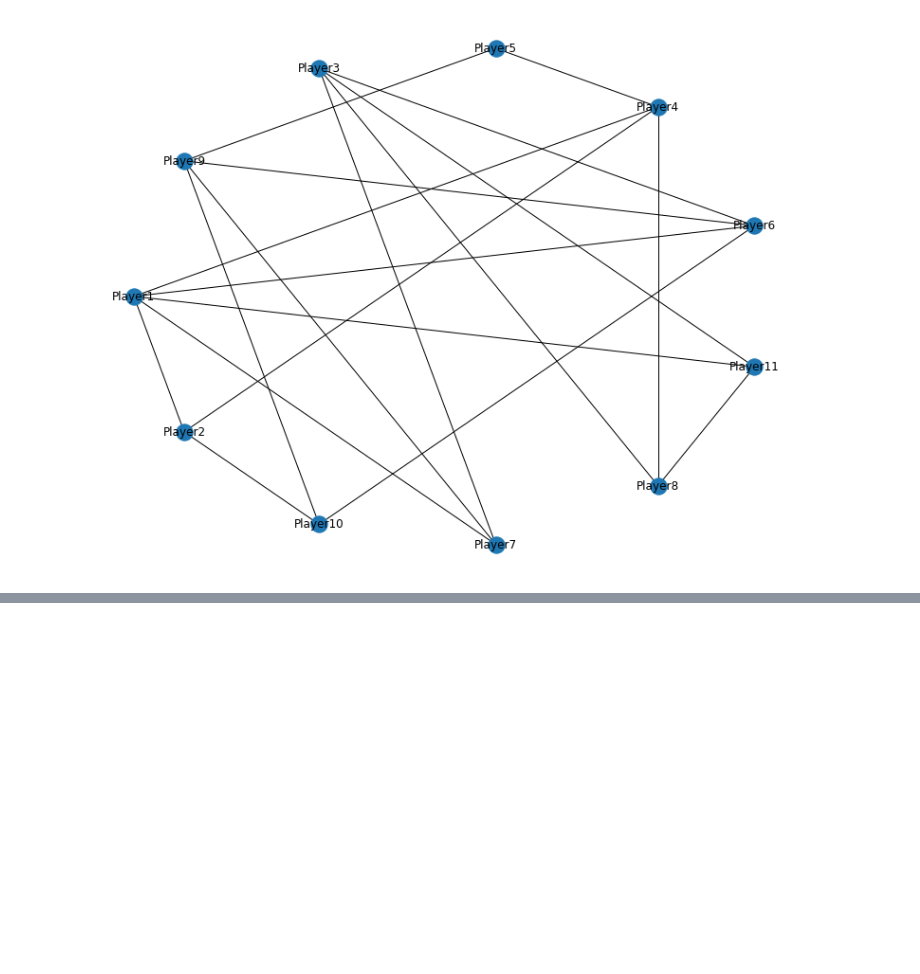
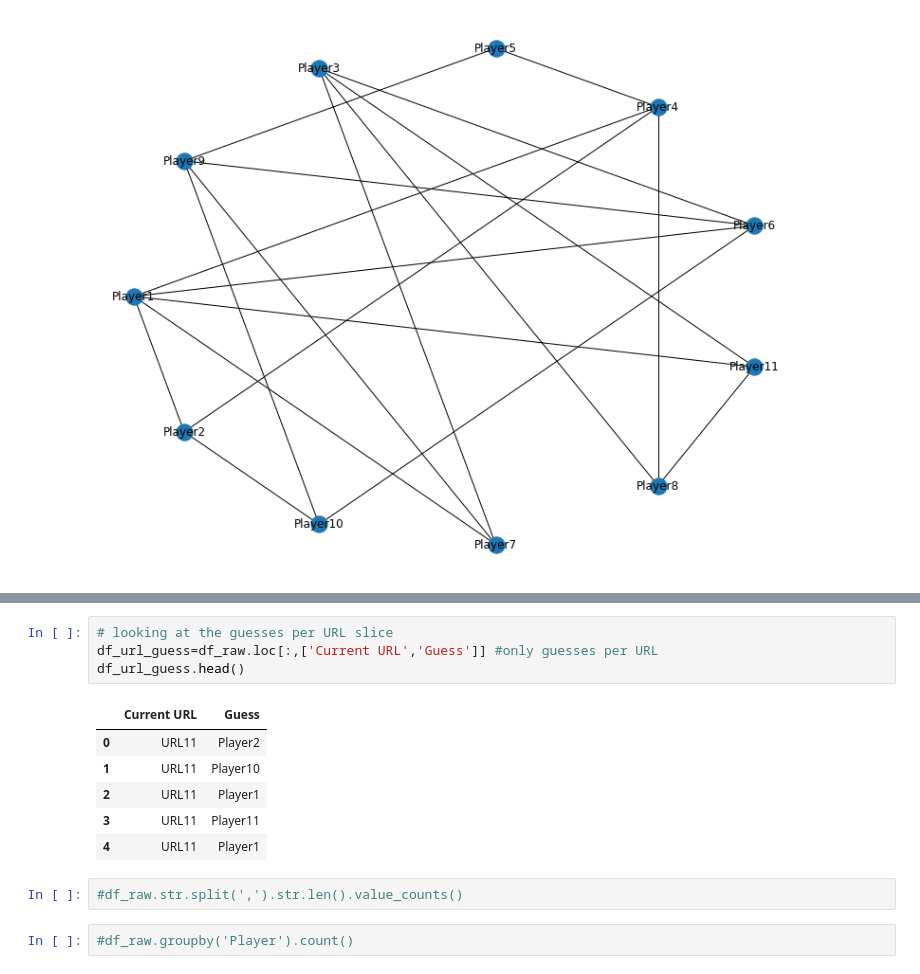
Before and after one commit to NLeSC/balconaz, a Jupyter notebook: notebooks/analysis.ipynb, the cells around one changed output, grey strips where cells are left out. Saved outputs shown, nothing was run; the diff lists cells and outputs as text; blank space fills up the shorter version.

```diff
--- a/notebooks/analysis.ipynb
+++ b/notebooks/analysis.ipynb
@@ -40,3 +107,18 @@ nx.draw_shell(G, with_labels=True)
+# %%
+# looking at the guesses per URL slice
+df_url_guess=df_raw.loc[:,['Current URL','Guess']] #only guesses per URL
+df_url_guess.head()
+# %% [output]
+|  | Current URL | Guess |
+| 0 | URL11 | Player2 |
+| 1 | URL11 | Player10 |
+| 2 | URL11 | Player1 |
+| 3 | URL11 | Player11 |
+| 4 | URL11 | Player1 |
+# %%
+#df_raw.str.split(',').str.len().value_counts()
+# %%
+#df_raw.groupby('Player').count()
 # %%
 # code from https://towardsdatascience.com/from-dataframe-to-network-graph-bbb35c8ab675
 # create a leaderboard
```
Also changed, not shown: parts of 16 cells of this notebook.
